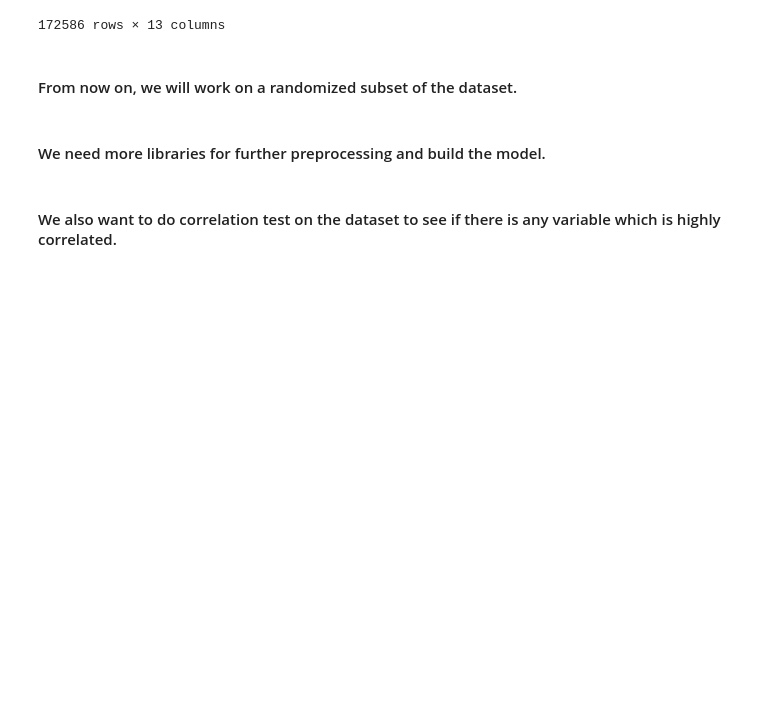
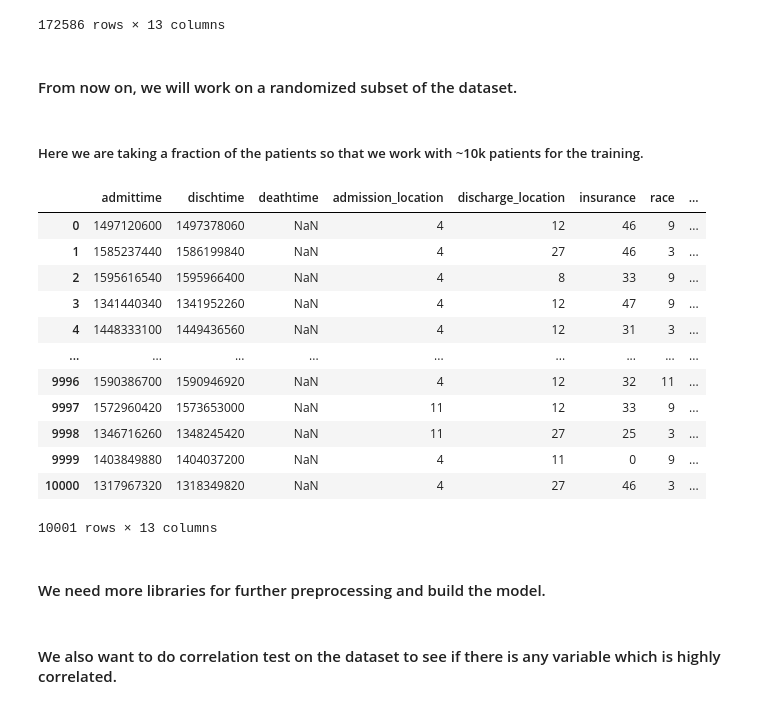
Before and after one commit to AtikaRahmanPaddo/emorydatathon_2024, a Jupyter notebook: 2_Preprocessing_on_merged_dataframe_Training_Regressor.ipynb, the cells around one changed output. Cells and saved outputs as stored; diff of their text form; code cells hidden in the pictures; blank space fills up the shorter version.

Commit message:
Update training notebook

```diff
--- a/2_Preprocessing_on_merged_dataframe_Training_Regressor.ipynb
+++ b/2_Preprocessing_on_merged_dataframe_Training_Regressor.ipynb
@@ -271,6 +295,8 @@ df
 172586 rows × 13 columns
 # %% [markdown]
 #### From now on, we will work on a randomized subset of the dataset.
+# %% [markdown]
+##### Here we are taking a fraction of the patients so that we work with ~10k patients for the training.
 # %%
 df_1=df
 
@@ -278,3 +304,19 @@ df = df.sample(frac=1).reset_index(drop=True)
+# %%
+df
+# %% [output]
+|  | admittime | dischtime | deathtime | admission_location | discharge_location | insurance | race | ... |
+| 0 | 1497120600 | 1497378060 | NaN | 4 | 12 | 46 | 9 | ... |
+| 1 | 1585237440 | 1586199840 | NaN | 4 | 27 | 46 | 3 | ... |
+| 2 | 1595616540 | 1595966400 | NaN | 4 | 8 | 33 | 9 | ... |
+| 3 | 1341440340 | 1341952260 | NaN | 4 | 12 | 47 | 9 | ... |
+| 4 | 1448333100 | 1449436560 | NaN | 4 | 12 | 31 | 3 | ... |
+| ... | ... | ... | ... | ... | ... | ... | ... | ... |
+| 9996 | 1590386700 | 1590946920 | NaN | 4 | 12 | 32 | 11 | ... |
+| 9997 | 1572960420 | 1573653000 | NaN | 11 | 12 | 33 | 9 | ... |
+| 9998 | 1346716260 | 1348245420 | NaN | 11 | 27 | 25 | 3 | ... |
+| 9999 | 1403849880 | 1404037200 | NaN | 4 | 11 | 0 | 9 | ... |
+| 10000 | 1317967320 | 1318349820 | NaN | 4 | 27 | 46 | 3 | ... |
+10001 rows × 13 columns
 # %% [markdown]
 #### We need more libraries for further preprocessing and build the model.
 # %%
```
Also changed, not shown: parts of 12 cells of this notebook.
